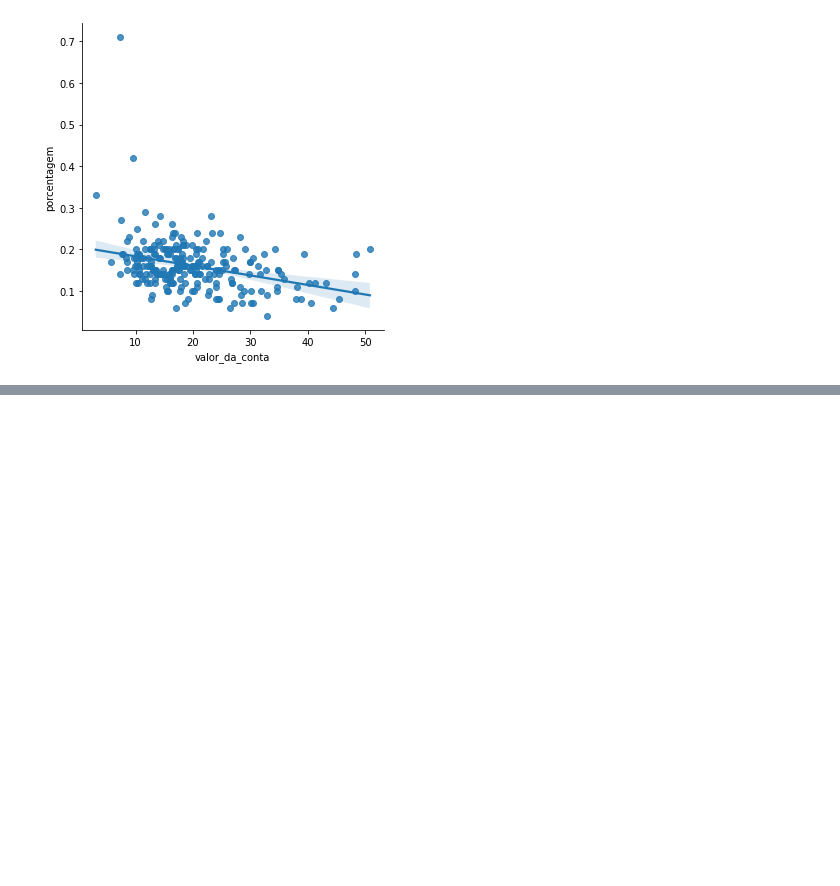
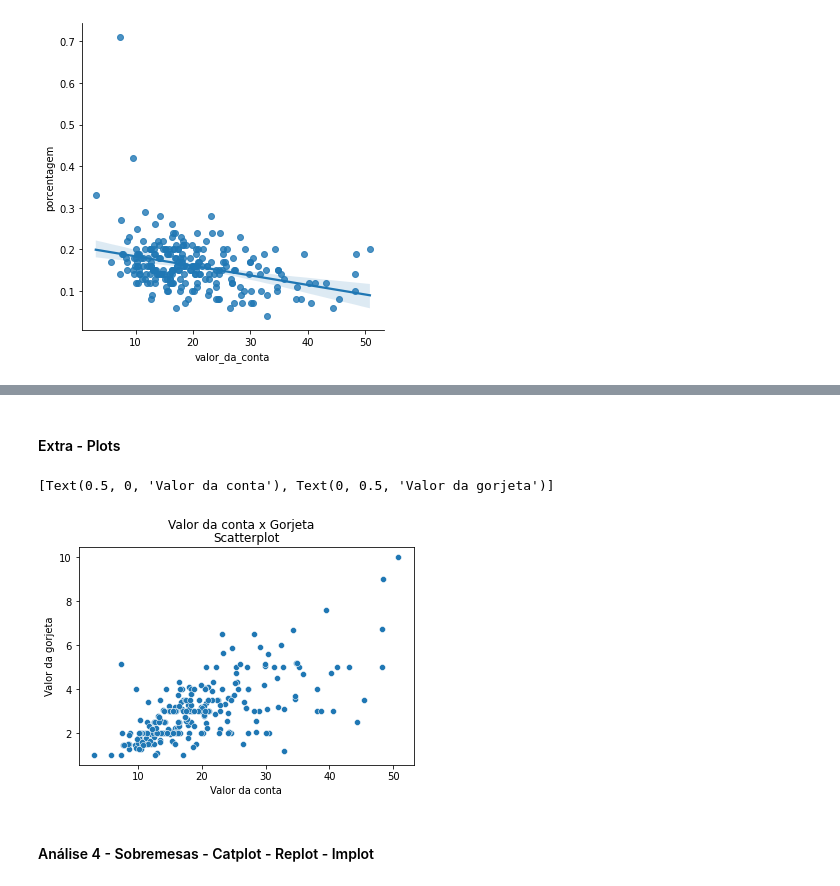
Before and after one commit to marceloicampos/alura-jupyter-python, a Jupyter notebook: aulas/EDA-Gorjetas.ipynb, the cells around one changed output, grey strips where cells are left out. Saved outputs shown, nothing was run; the diff lists cells and outputs as text; code cells hidden in the pictures; blank space fills up the shorter version.

Commit message:
Sobremesas e Gráficos

```diff
--- a/aulas/EDA-Gorjetas.ipynb
+++ b/aulas/EDA-Gorjetas.ipynb
@@ -309,0 +334,14 @@ sns.lmplot(x='valor_da_conta', y='porcentagem', data=gorjetas)
+# %% [markdown]
+#### Extra - Plots
+# %%
+primeiro_plot = sns.scatterplot(x='total_bill', y='tip', data=dados)
+primeiro_plot.figure.suptitle('Valor da conta x Gorjeta')
+primeiro_plot.set_title('Scatterplot')
+primeiro_plot.set(xlabel='Valor da conta', ylabel='Valor da gorjeta')
+# imagem = primeiro_plot.get_figure()
+# imagem.savefig('/scatterplot.png')
+# %% [output]
+[Text(0.5, 0, 'Valor da conta'), Text(0, 0.5, 'Valor da gorjeta')]
+[figure, added]
+# %% [markdown]
+#### Análise 4 - Sobremesas - Catplot - Replot - Implot
```
Also changed, not shown: parts of 24 cells of this notebook.
